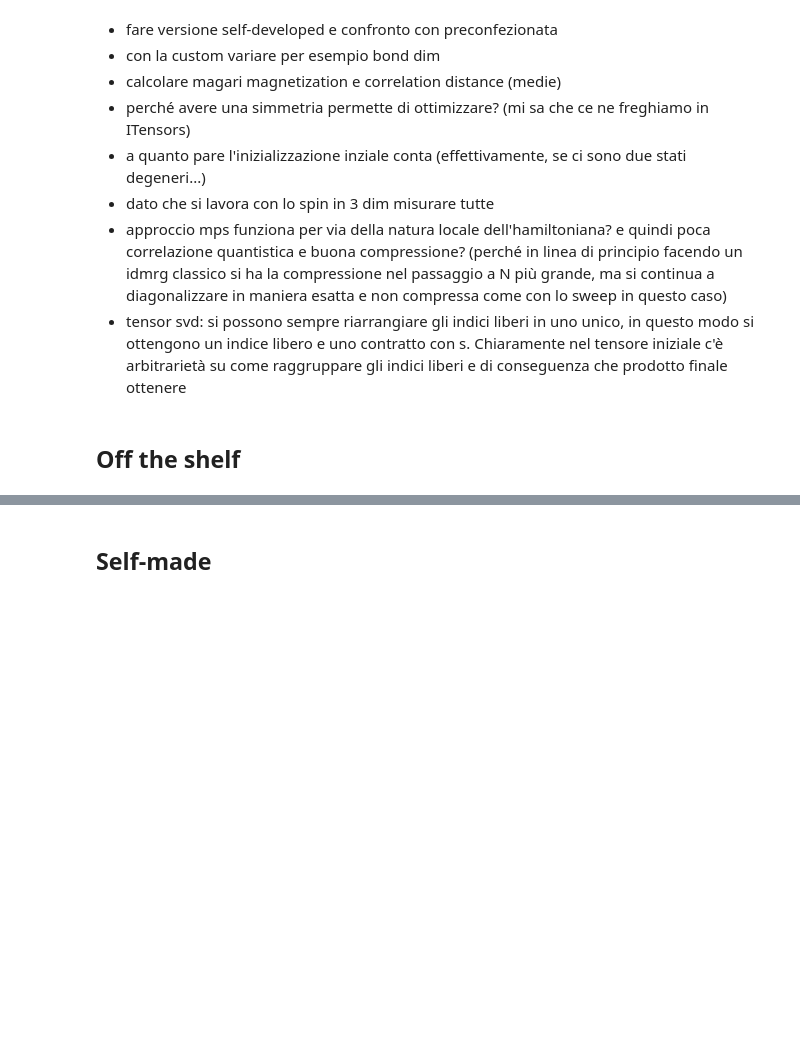
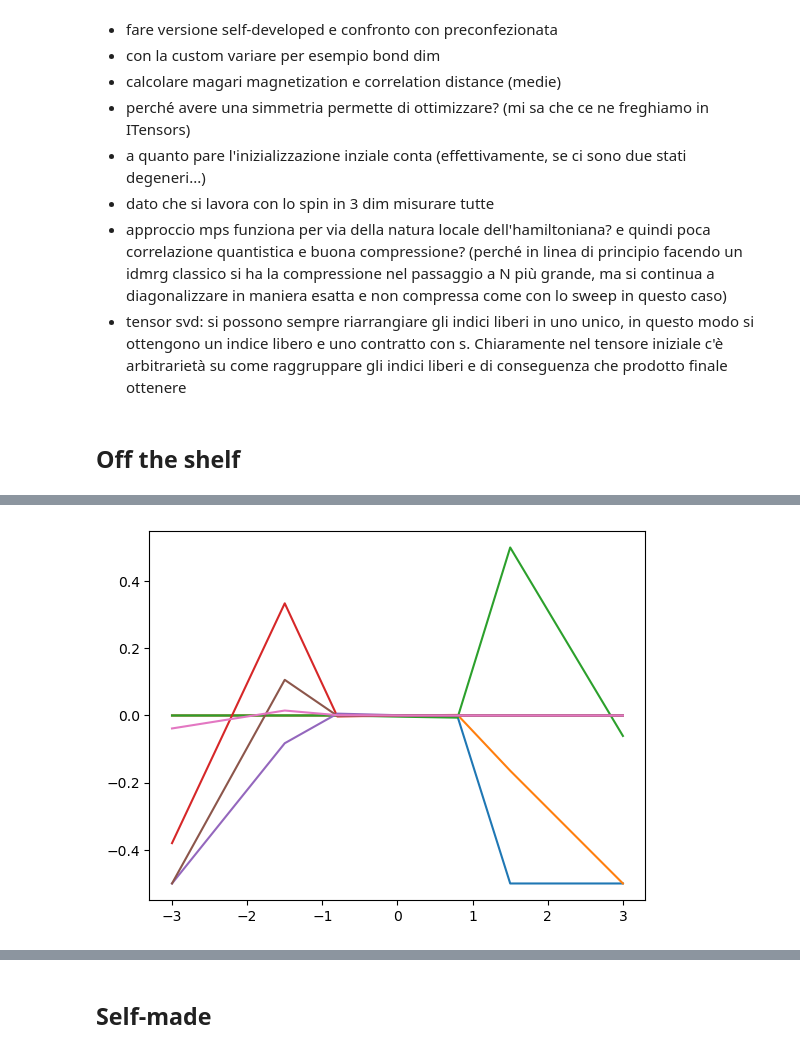
Before and after one commit to TommasoStentella/heisenberg_model_TN, a Jupyter notebook: heis_dmrg.ipynb, the cells around one changed output, grey strips where cells are left out. Cells and saved outputs as stored; diff of their text form; code cells hidden in the pictures; blank space fills up the shorter version.

```diff
--- a/heis_dmrg.ipynb
+++ b/heis_dmrg.ipynb
@@ -97,0 +141,6 @@ plot(Deltas, zcor_m);
+# %%
+for j=1:length(Jxx)
+    plot(Deltas, avg_sz[:,j]);
+end
+# %% [output]
+[figure, added]
```
Also changed, not shown: parts of 41 cells of this notebook, 2 other files.
